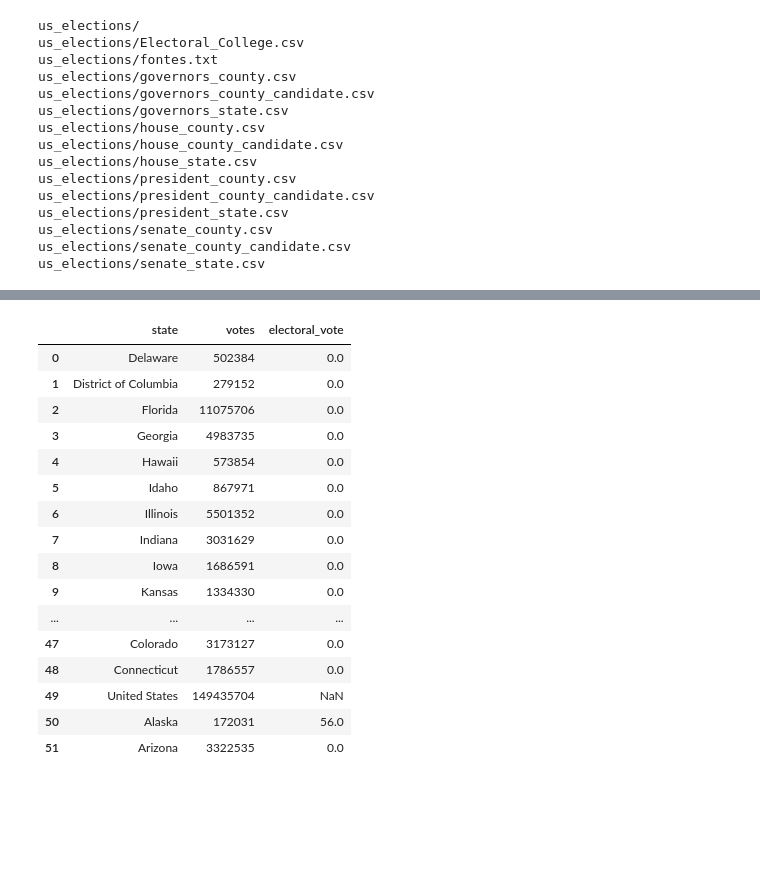
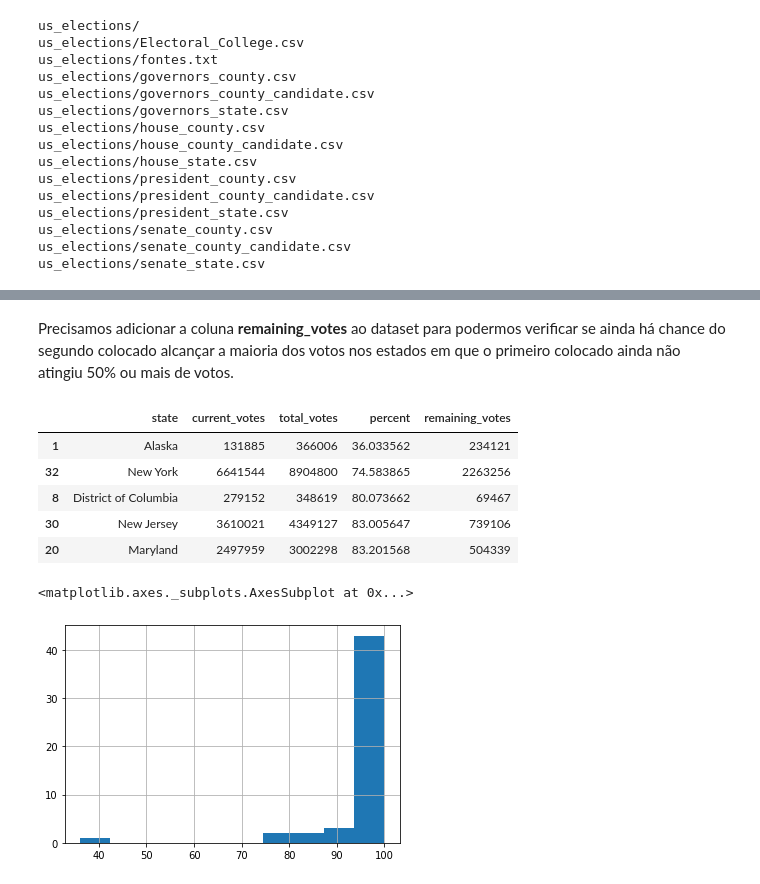
Before and after one commit to bmnds/uea-data-science-03-statistics, a Jupyter notebook: [Estatística04]_Trabalho_Final.ipynb, the cells around one changed output, grey strips where cells are left out. Drawn from its saved outputs; the diff is of its cells as text; code cells hidden in the pictures; blank space fills up the shorter version.

```diff
--- a/[Estatística04]_Trabalho_Final.ipynb
+++ b/[Estatística04]_Trabalho_Final.ipynb
@@ -251,0 +179,5 @@ db_president_county_candidate
+# %%
+db_president_state = db_president_county.groupby('state').sum().reset_index()
+db_president_state.total_votes = db_president_state.apply(lambda row: row['total_votes'] if row['total_votes'] > row['current_votes'] else row['current_votes'], axis=1)
+db_president_state.percent = db_president_state.apply(lambda row: 100 * row['current_votes'] / row['total_votes'], axis=1)
+db_president_state.head()
@@ -252,20 +191,17 @@ db_president_county_candidate
+# %% [markdown]
+Precisamos adicionar a coluna **remaining_votes** ao dataset para podermos verificar se ainda há chance do segundo colocado alcançar a maioria dos votos nos estados em que o primeiro colocado ainda não atingiu 50% ou mais de votos.
+# %%
+db_president_state['remaining_votes'] = db_president_state.total_votes - db_president_state.current_votes
+db_president_state.sort_values('percent').head(5)
+# %% [output]
+|  | state | current_votes | total_votes | percent | remaining_votes |
+| 1 | Alaska | 131885 | 366006 | 36.033562 | 234121 |
+| 32 | New York | 6641544 | 8904800 | 74.583865 | 2263256 |
+| 8 | District of Columbia | 279152 | 348619 | 80.073662 | 69467 |
+| 30 | New Jersey | 3610021 | 4349127 | 83.005647 | 739106 |
+| 20 | Maryland | 2497959 | 3002298 | 83.201568 | 504339 |
 # %%
-db_president_state
+db_president_state.percent.hist()
 # %% [output]
-|  | state | votes | electoral_vote |
-| 0 | Delaware | 502384 | 0.0 |
-| 1 | District of Columbia | 279152 | 0.0 |
-| 2 | Florida | 11075706 | 0.0 |
-| 3 | Georgia | 4983735 | 0.0 |
-| 4 | Hawaii | 573854 | 0.0 |
-| 5 | Idaho | 867971 | 0.0 |
-| 6 | Illinois | 5501352 | 0.0 |
-| 7 | Indiana | 3031629 | 0.0 |
-| 8 | Iowa | 1686591 | 0.0 |
-| 9 | Kansas | 1334330 | 0.0 |
-| ... | ... | ... | ... |
-| 47 | Colorado | 3173127 | 0.0 |
-| 48 | Connecticut | 1786557 | 0.0 |
-| 49 | United States | 149435704 | NaN |
-| 50 | Alaska | 172031 | 56.0 |
-| 51 | Arizona | 3322535 | 0.0 |
+<matplotlib.axes._subplots.AxesSubplot at 0x...>
+[figure, added]
```
Also changed, not shown: parts of 49 cells of this notebook.
